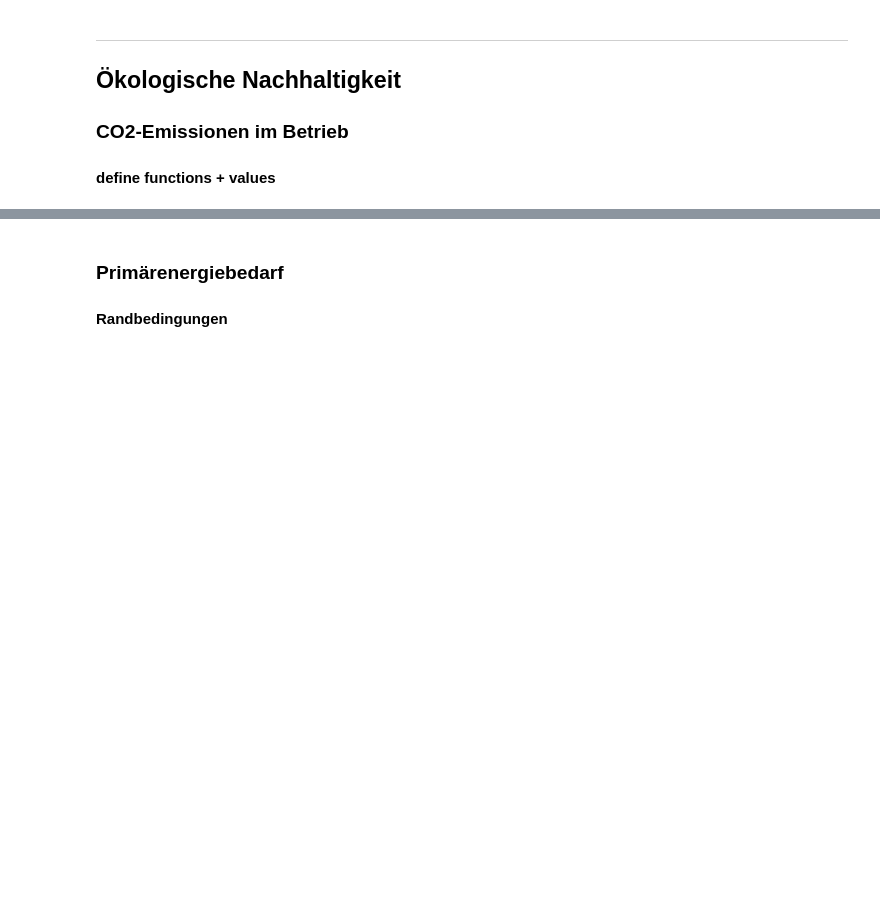
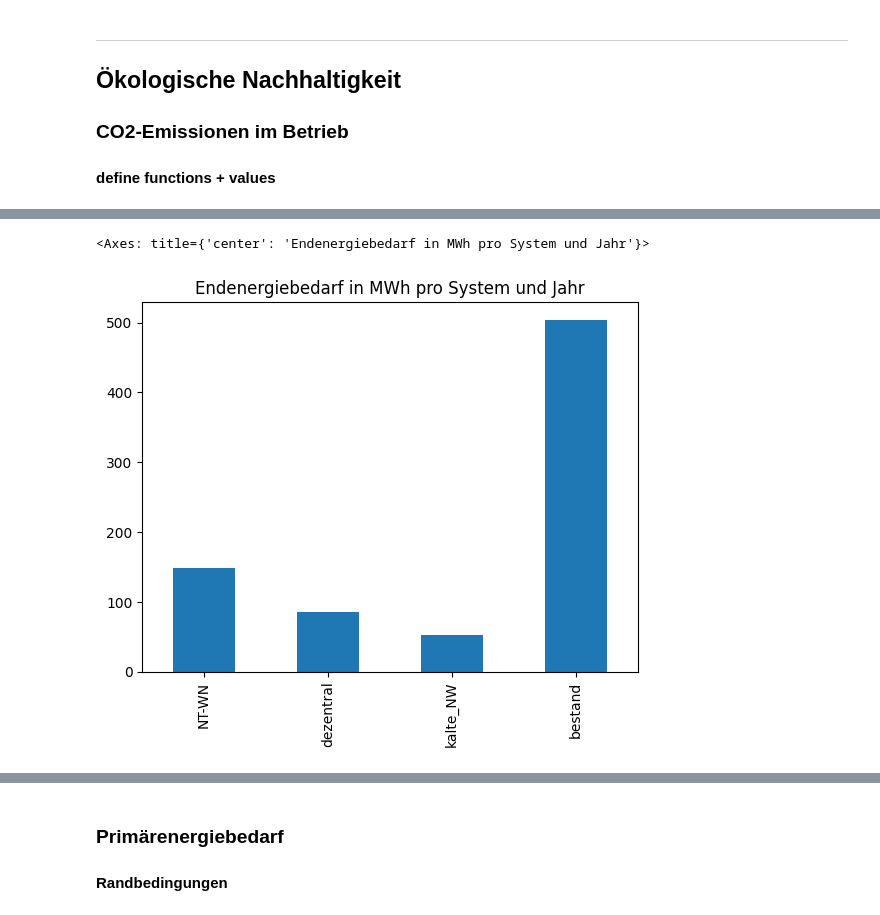
Before and after one commit to lara-barnic2/8_Bewertung_Gesamtsysteme, a Jupyter notebook: 8_Auswertung_Gesamtsysteme.ipynb, the cells around one changed output, grey strips where cells are left out. Drawn from its saved outputs; the diff is of its cells as text; code cells hidden in the pictures; blank space fills up the shorter version.

```diff
--- a/8_Auswertung_Gesamtsysteme.ipynb
+++ b/8_Auswertung_Gesamtsysteme.ipynb
@@ -110,0 +216,8 @@ SyntaxError: invalid syntax (639146051.py, line 54)
+# %%
+# Benötigte Energie in MWh pro Jahr
+total_energy = results_systems["Netzstrom"].sum() / 4000
+total_energy["bestand"] = q_bestand.sum()
+total_energy.plot(kind="bar", title="Endenergiebedarf in MWh pro System und Jahr")
+# %% [output]
+<Axes: title={'center': 'Endenergiebedarf in MWh pro System und Jahr'}>
+[figure, added]
```
Also changed, not shown: parts of 20 cells of this notebook, 3 other files.
